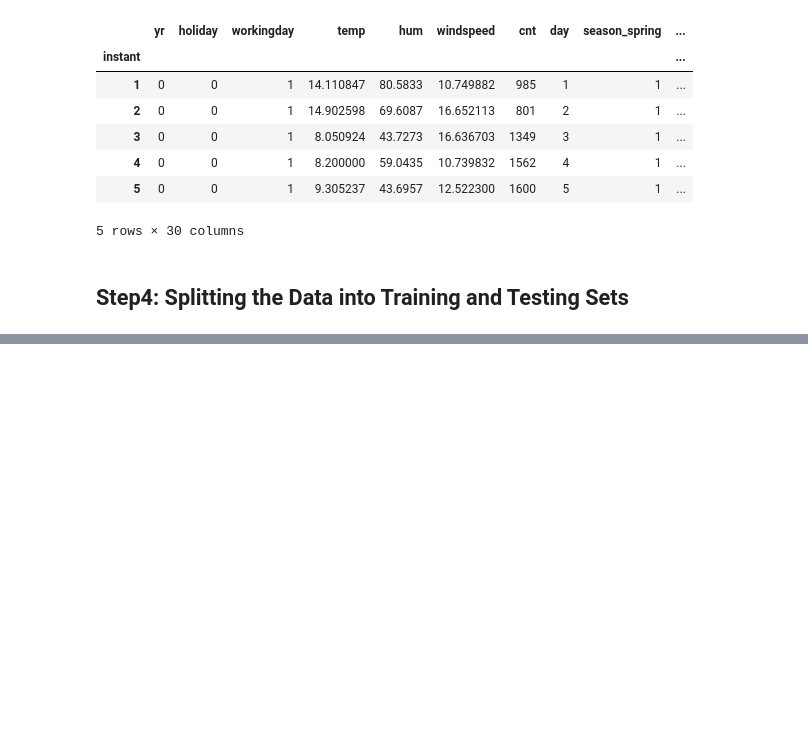
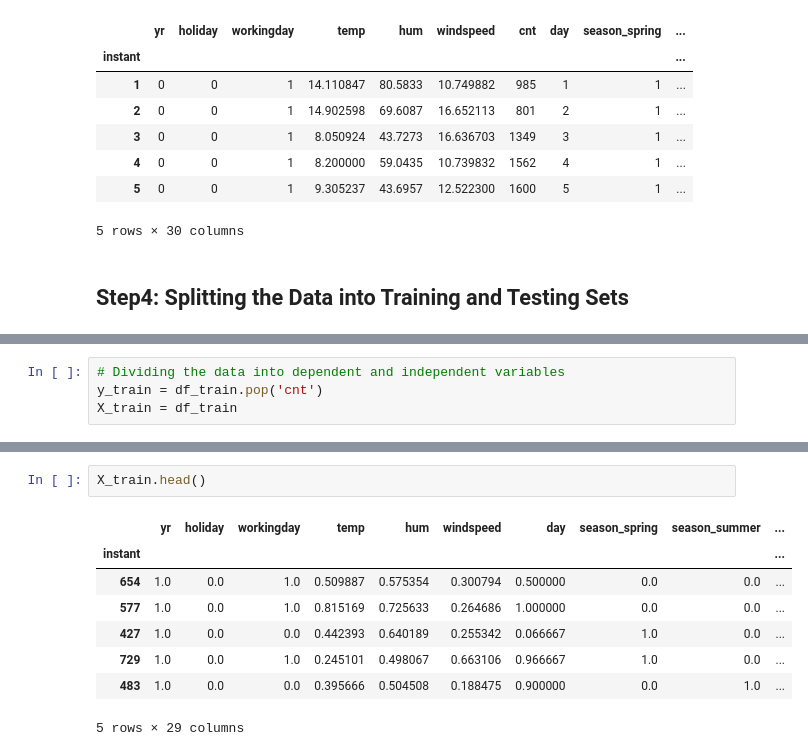
Before and after one commit to PrakNew/UpGrad, a Jupyter notebook: Phase2/Regression/Case Study/linear_regression_assignment.ipynb, the cells around one changed output, grey strips where cells are left out. Drawn from its saved outputs; the diff is of its cells as text; blank space fills up the shorter version.

```diff
--- a/Phase2/Regression/Case Study/linear_regression_assignment.ipynb
+++ b/Phase2/Regression/Case Study/linear_regression_assignment.ipynb
@@ -407,0 +465,4 @@ bikes_df.head()
+# %%
+# Dividing the data into dependent and independent variables
+y_train = df_train.pop('cnt')
+X_train = df_train
@@ -407,0 +479,11 @@ bikes_df.head()
+# %%
+X_train.head()
+# %% [output]
+|  | yr | holiday | workingday | temp | hum | windspeed | day | season_spring | season_summer | ... |
+| instant |  |  |  |  |  |  |  |  |  | ... |
+| 654 | 1.0 | 0.0 | 1.0 | 0.509887 | 0.575354 | 0.300794 | 0.500000 | 0.0 | 0.0 | ... |
+| 577 | 1.0 | 0.0 | 1.0 | 0.815169 | 0.725633 | 0.264686 | 1.000000 | 0.0 | 0.0 | ... |
+| 427 | 1.0 | 0.0 | 0.0 | 0.442393 | 0.640189 | 0.255342 | 0.066667 | 1.0 | 0.0 | ... |
+| 729 | 1.0 | 0.0 | 1.0 | 0.245101 | 0.498067 | 0.663106 | 0.966667 | 1.0 | 0.0 | ... |
+| 483 | 1.0 | 0.0 | 0.0 | 0.395666 | 0.504508 | 0.188475 | 0.900000 | 0.0 | 1.0 | ... |
+5 rows × 29 columns
```
Also changed, not shown: parts of 11 cells of this notebook.
